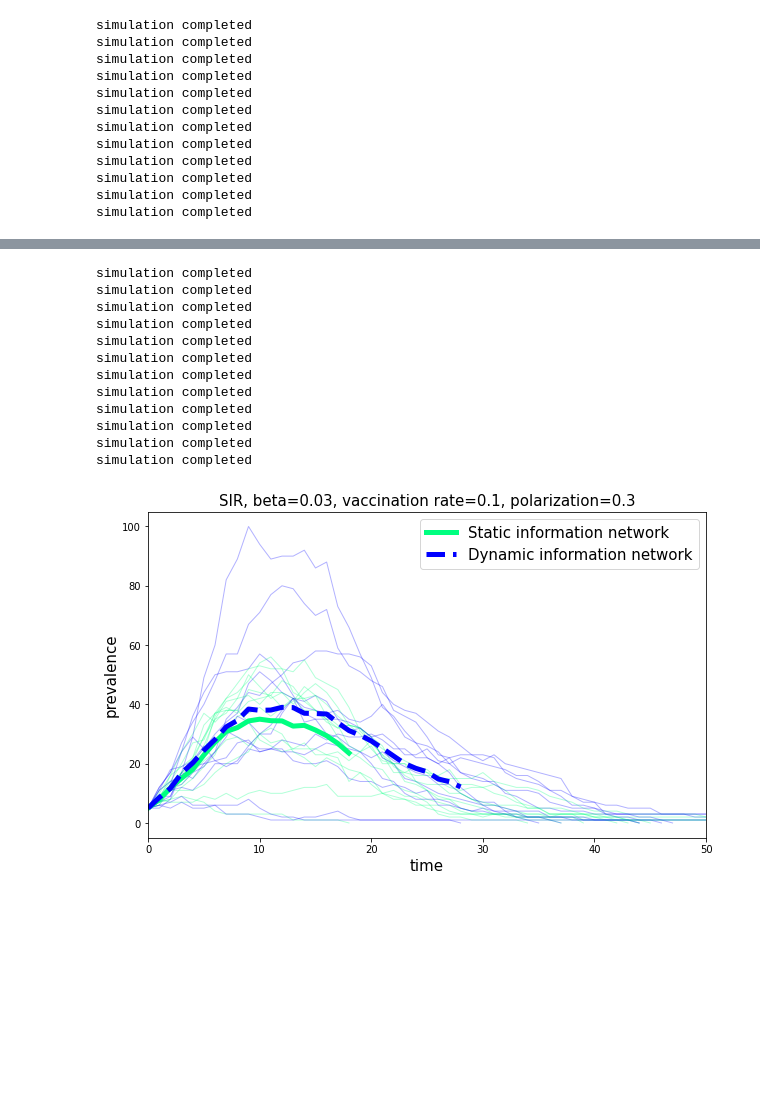
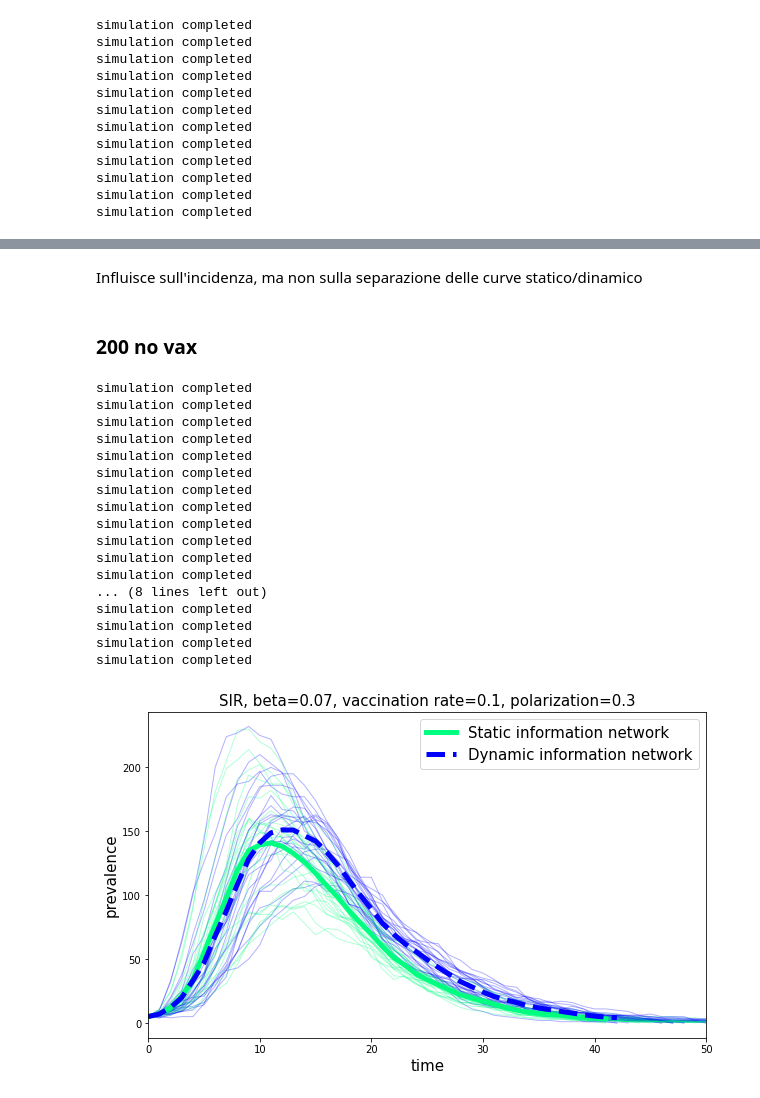
Before and after one commit to michelemcrudele/LDE-Project, a Jupyter notebook: notebook.ipynb, the cells around one changed output, grey strips where cells are left out. Cells and saved outputs as stored; diff of their text form; code cells hidden in the pictures; blank space fills up the shorter version.

```diff
--- a/notebook.ipynb
+++ b/notebook.ipynb
@@ -286,0 +546,18 @@ plt.savefig(f'./plots/SIR_r{r}_pol{pol}_v1.png')
+# %%
+beta = 0.06    # infection rate
+pol = 0.3      # propensity of opinion polarization
+r = 0.1
+
+colors = cm.get_cmap('winter', 2)
+plt.figure(figsize=(10,6))
+plt.title(f'SIR, beta={beta}, vaccination rate={r}, polarization={pol}', size=15)
+plt.xlabel('time', size=15)
+plt.ylabel('prevalence', size=15)
+for curve1, curve2 in zip(static_I, dynamic_I):
+    plt.plot(curve1[0], curve1[1], c=colors(1), lw=1, alpha=0.3)
+    plt.plot(curve2[0], curve2[1], c=colors(0), lw=1, alpha=0.3)
+plt.plot(np.arange(minlen_static_I), ave_I_stat, lw=5, c=colors(1), label='Static information network')
+plt.plot(np.arange(minlen_dynamic_I), ave_I_dyn, lw=5, c=colors(0), label='Dynamic information network', ls='dashed')
+plt.legend(loc='best', fontsize=15)
+plt.xlim(0,50)
+plt.savefig(f'./plots/SIR_r{r}_pol{pol}_v1.png')
@@ -509,4 +829,0 @@ plt.savefig(f'./plots/SIR_r{r}_pol{pol}_v1.png')
-# %%
-N = 1000
-ave_degree = 15
-G_phys = nx.barabasi_albert_graph(N, int(ave_degree/2))
@@ -513,3 +851,7 @@ G_phys = nx.barabasi_albert_graph(N, int(ave_degree/2))
+# %% [markdown]
+Influisce sull'incidenza, ma non sulla separazione delle curve statico/dinamico
+# %% [markdown]
+### 200 no vax
 # %%
 # Some more statistics
 def sim_prevalence():
@@ -520,7 +862,7 @@ def sim_prevalence():
 
 
     mu = 1/7       # recovery rate
-    beta = 0.03    # infection rate
+    beta = 0.07    # infection rate
     pro = 0.       # rate of classical media influence on people
     pol = 0.3      # propensity of opinion polarization
     r = 0.1        # rate of vaccination for PV
@@ -536,7 +878,7 @@ def sim_prevalence():
     print('simulation completed')
     return (sim_static, sim_dynamic)
 # %%
-nsim = 12
+nsim = 24
 answers = []
 pool = mp.Pool(mp.cpu_count())
 
@@ -556,6 +898,11 @@ simulation completed
 simulation completed
 simulation completed
 simulation completed
+... (8 lines left out)
+simulation completed
+simulation completed
+simulation completed
+simulation completed
 # %%
 answers = np.array(answers, dtype=object)
 static_I = answers[:, 0, [0,2]]
@@ -565,22 +912,22 @@ minlen_dynamic_I = min(list(map(len, dynamic_I[:,1])))
 ave_I_stat = np.mean([static_I[i,1][:minlen_static_I] for i in range(nsim)], axis=0)
 ave_I_dyn = np.mean([dynamic_I[i,1][:minlen_dynamic_I] for i in range(nsim)], axis=0)
 # %%
-beta = 0.03    # infection rate
+beta = 0.07    # infection rate
 pol = 0.3      # propensity of opinion polarization
 r = 0.1
 
 colors = cm.get_cmap('winter', 2)
 plt.figure(figsize=(10,6))
 plt.title(f'SIR, beta={beta}, vaccination rate={r}, polarization={pol}', size=15)
 plt.xlabel('time', size=15)
 plt.ylabel('prevalence', size=15)
 for curve1, curve2 in zip(static_I, dynamic_I):
     plt.plot(curve1[0], curve1[1], c=colors(1), lw=1, alpha=0.3)
     plt.plot(curve2[0], curve2[1], c=colors(0), lw=1, alpha=0.3)
 plt.plot(np.arange(minlen_static_I), ave_I_stat, lw=5, c=colors(1), label='Static information network')
 plt.plot(np.arange(minlen_dynamic_I), ave_I_dyn, lw=5, c=colors(0), label='Dynamic information network', ls='dashed')
 plt.legend(loc='best', fontsize=15)
 plt.xlim(0,50)
 plt.savefig(f'./plots/SIR_r{r}_pol{pol}_v1.png')
 # %% [output]
-[figure, old version]
+[figure, new version]
```
Also changed, not shown: parts of 51 cells of this notebook, 2 other files.
